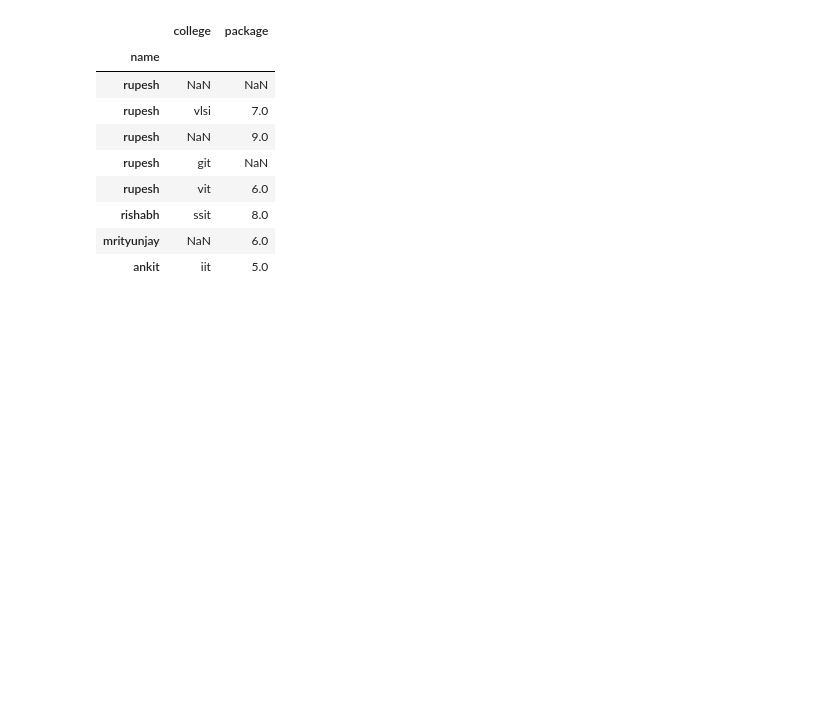
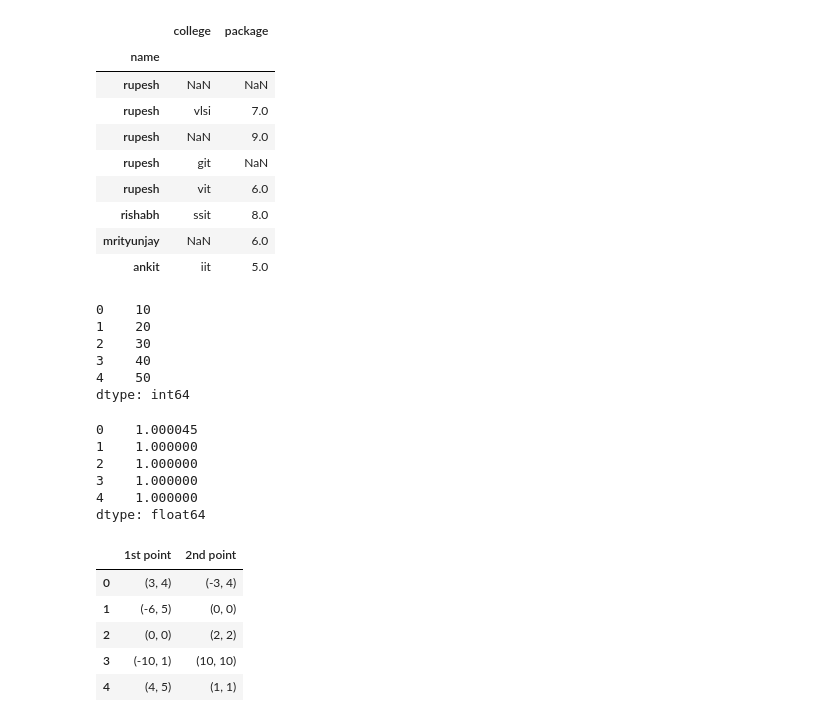
Before and after one commit to sovonkumarmondal1997-lgtm/Python-Programming-Development, a Jupyter notebook: 7_Pandas/2_4_pandas_dataframe.ipynb, the cells around one changed output. Saved outputs shown, nothing was run; the diff lists cells and outputs as text; code cells hidden in the pictures; blank space fills up the shorter version.

```diff
--- a/7_Pandas/2_4_pandas_dataframe.ipynb
+++ b/7_Pandas/2_4_pandas_dataframe.ipynb
@@ -908,3 +908,15 @@ students.set_index('name').drop(index=['nitish','aditya'])
 | rishabh | ssit | 8.0 |
 | mrityunjay | NaN | 6.0 |
 | ankit | iit | 5.0 |
+# %%
+# apply(series + dataframe)
+temp = pd.Series([10,20,30,40,50])
+
+temp
+# %% [output]
+0    10
+1    20
+2    30
+3    40
+4    50
+dtype: int64
@@ -910,0 +926,25 @@ students.set_index('name').drop(index=['nitish','aditya'])
+# %%
+temp.apply(sigmoid)
+# %% [output]
+0    1.000045
+1    1.000000
+2    1.000000
+3    1.000000
+4    1.000000
+dtype: float64
+# %%
+points_df = pd.DataFrame(
+    {
+        '1st point':[(3,4),(-6,5),(0,0),(-10,1),(4,5)],
+        '2nd point':[(-3,4),(0,0),(2,2),(10,10),(1,1)]
+    }
+)
+
+points_df
+# %% [output]
+|  | 1st point | 2nd point |
+| 0 | (3, 4) | (-3, 4) |
+| 1 | (-6, 5) | (0, 0) |
+| 2 | (0, 0) | (2, 2) |
+| 3 | (-10, 1) | (10, 10) |
+| 4 | (4, 5) | (1, 1) |
```
Also changed, not shown: parts of 3 cells of this notebook.
